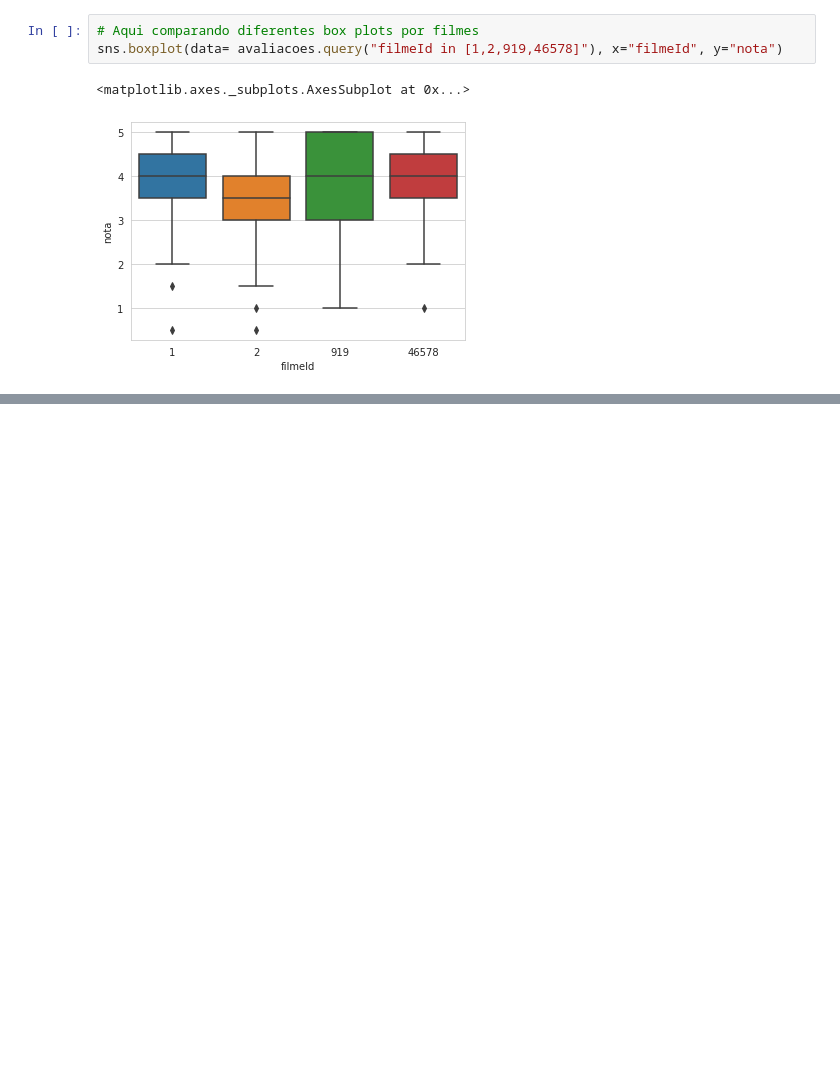
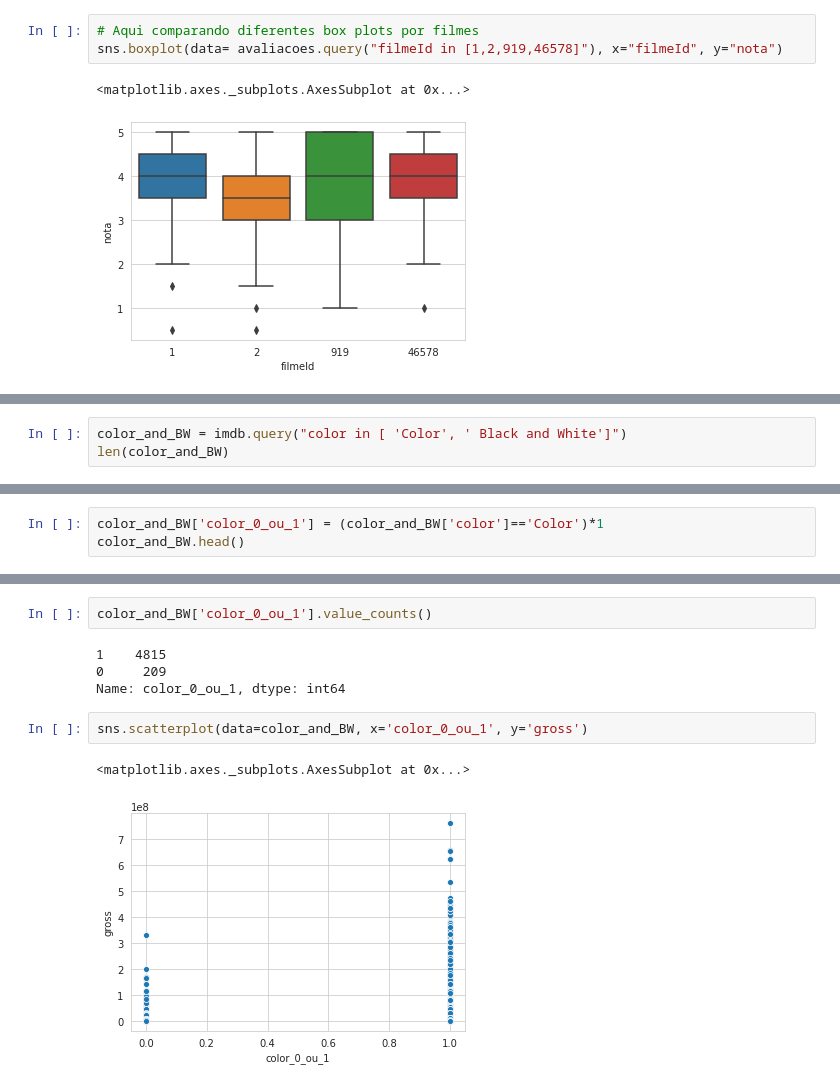
Before and after one commit to satoota/alura-base-filmes, a Jupyter notebook: Alura_Quarentena_Dados.ipynb, the cells around one changed output, grey strips where cells are left out. Cells and saved outputs as stored; diff of their text form; blank space fills up the shorter version.

```diff
--- a/Alura_Quarentena_Dados.ipynb
+++ b/Alura_Quarentena_Dados.ipynb
@@ -391,0 +495,3 @@ sns.boxplot(data= avaliacoes.query("filmeId in [1,2,919,46578]"), x="filmeId", y
+# %%
+color_and_BW = imdb.query("color in [ 'Color', ' Black and White']")
+len(color_and_BW)
@@ -391,0 +500,3 @@ sns.boxplot(data= avaliacoes.query("filmeId in [1,2,919,46578]"), x="filmeId", y
+# %%
+color_and_BW['color_0_ou_1'] = (color_and_BW['color']=='Color')*1
+color_and_BW.head()
@@ -391,0 +515,11 @@ sns.boxplot(data= avaliacoes.query("filmeId in [1,2,919,46578]"), x="filmeId", y
+# %%
+color_and_BW['color_0_ou_1'].value_counts()
+# %% [output]
+1    4815
+0     209
+Name: color_0_ou_1, dtype: int64
+# %%
+sns.scatterplot(data=color_and_BW, x='color_0_ou_1', y='gross')
+# %% [output]
+<matplotlib.axes._subplots.AxesSubplot at 0x...>
+[figure, added]
```
Also changed, not shown: parts of 31 cells of this notebook.
